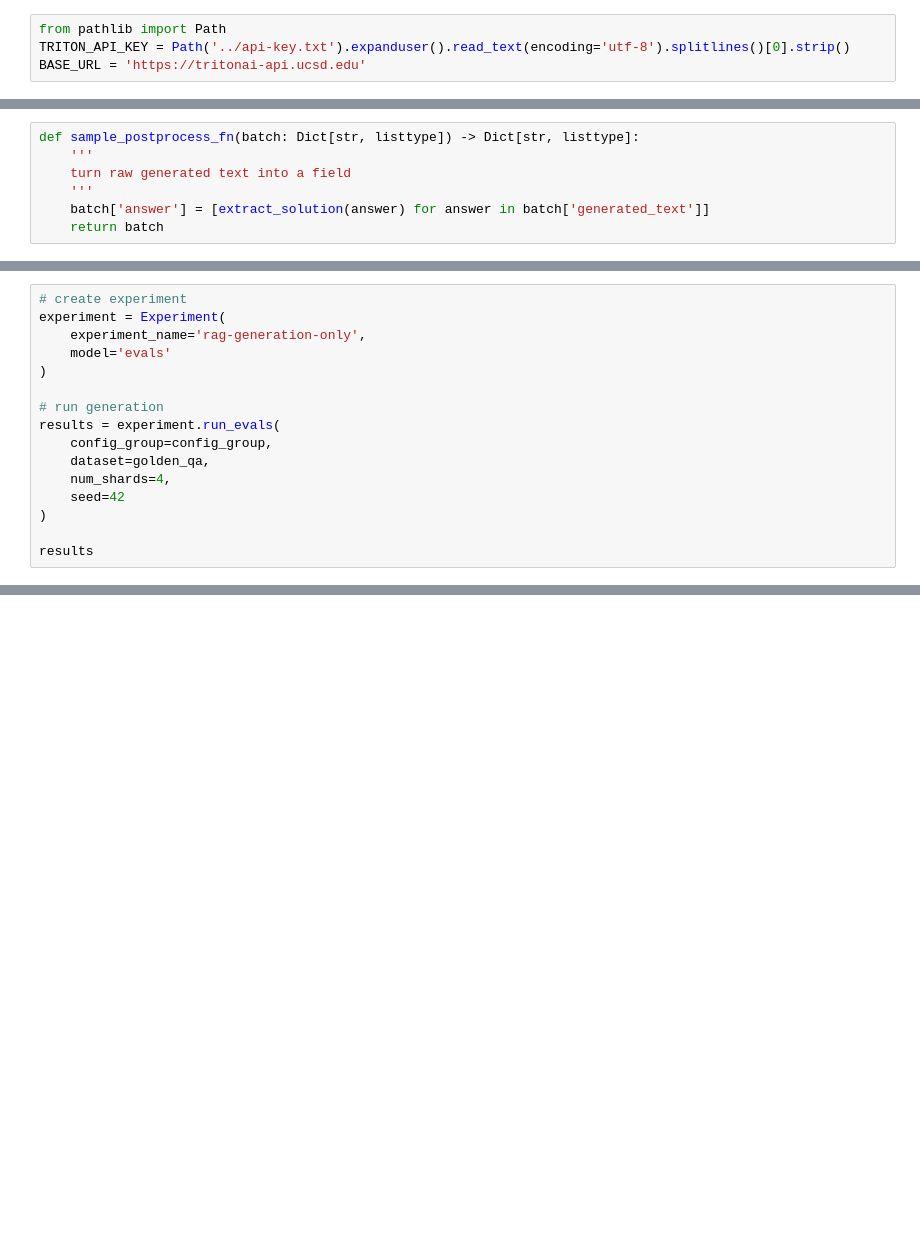
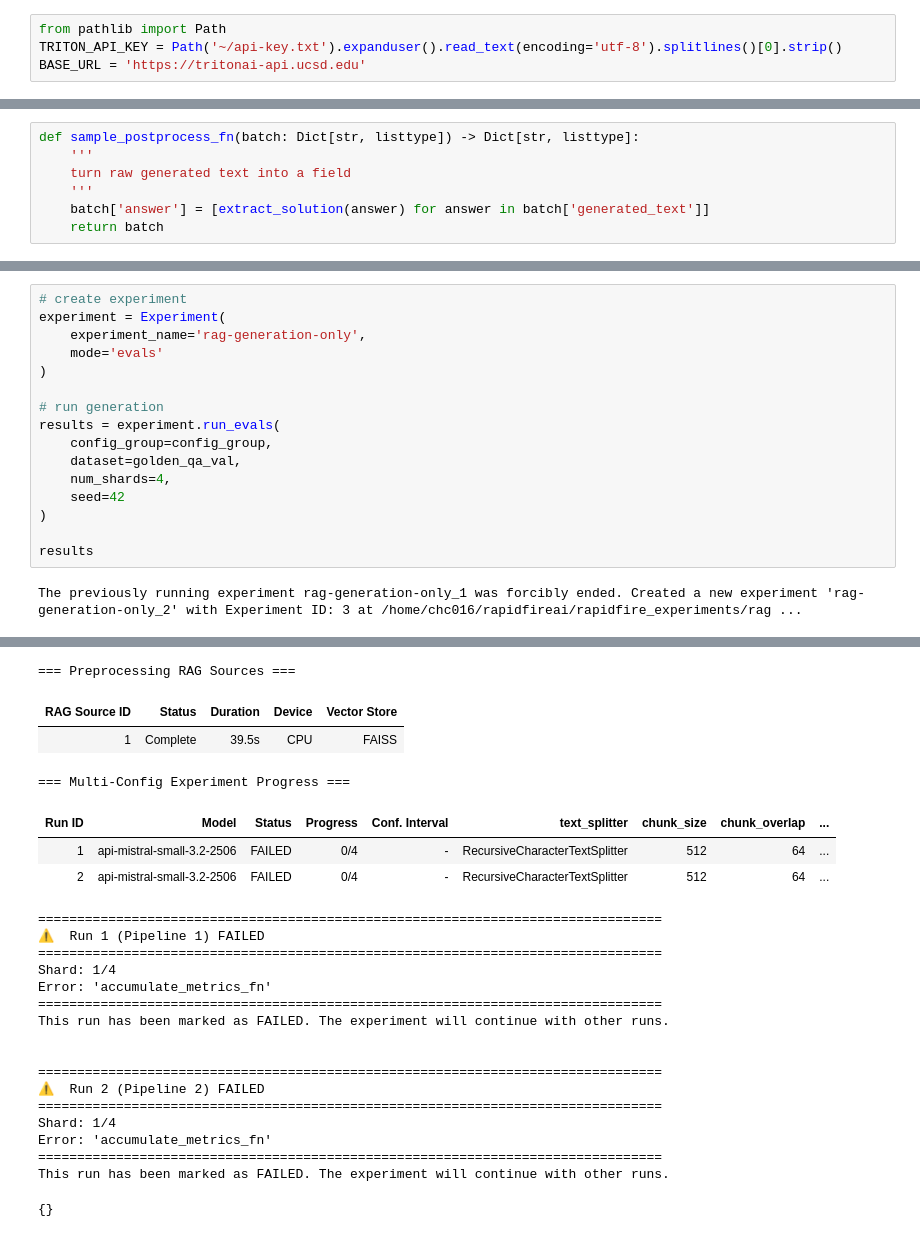
Before and after one commit to eemilycchen/rapidfireAI-rag-context-engineering, a Jupyter notebook: misc/scratch.ipynb, the cells around one changed output, grey strips where cells are left out. Cells and saved outputs as stored; diff of their text form; blank space fills up the shorter version.

Commit message:
does not run cause it needs eval function

```diff
--- a/misc/scratch.ipynb
+++ b/misc/scratch.ipynb
@@ -1,4 +1,4 @@
 # %%
 from pathlib import Path
-TRITON_API_KEY = Path('../api-key.txt').expanduser().read_text(encoding='utf-8').splitlines()[0].strip()
+TRITON_API_KEY = Path('~/api-key.txt').expanduser().read_text(encoding='utf-8').splitlines()[0].strip()
 BASE_URL = 'https://tritonai-api.ucsd.edu'
@@ -362,15 +336,17 @@ NameError: name 'openai_config' is not defined
 # create experiment
 experiment = Experiment(
     experiment_name='rag-generation-only',
-    model='evals'
+    mode='evals'
 )
 
 # run generation
 results = experiment.run_evals(
     config_group=config_group,
-    dataset=golden_qa,
+    dataset=golden_qa_val,
     num_shards=4,
     seed=42
 )
 
 results
+# %% [output]
+The previously running experiment rag-generation-only_1 was forcibly ended. Created a new experiment 'rag-generation-only_2' with Experiment ID: 3 at /home/chc016/rapidfireai/rapidfire_experiments/rag ...
@@ -377,3 +354,27 @@ results
+=== Preprocessing RAG Sources ===
+| RAG Source ID | Status | Duration | Device | Vector Store |
+| 1 | Complete | 39.5s | CPU | FAISS |
+=== Multi-Config Experiment Progress ===
+| Run ID | Model | Status | Progress | Conf. Interval | text_splitter | chunk_size | chunk_overlap | ... |
+| 1 | api-mistral-small-3.2-2506 | FAILED | 0/4 | - | RecursiveCharacterTextSplitter | 512 | 64 | ... |
+| 2 | api-mistral-small-3.2-2506 | FAILED | 0/4 | - | RecursiveCharacterTextSplitter | 512 | 64 | ... |
+================================================================================
+⚠️  Run 1 (Pipeline 1) FAILED
+================================================================================
+Shard: 1/4
+Error: 'accumulate_metrics_fn'
+================================================================================
+This run has been marked as FAILED. The experiment will continue with other runs.
+
+
+================================================================================
+⚠️  Run 2 (Pipeline 2) FAILED
+================================================================================
+Shard: 1/4
+Error: 'accumulate_metrics_fn'
+================================================================================
+This run has been marked as FAILED. The experiment will continue with other runs.
+{}
 # %%
 # inspect results
 print(type(results))
```
Also changed, not shown: parts of 12 cells of this notebook, 1 other file.
